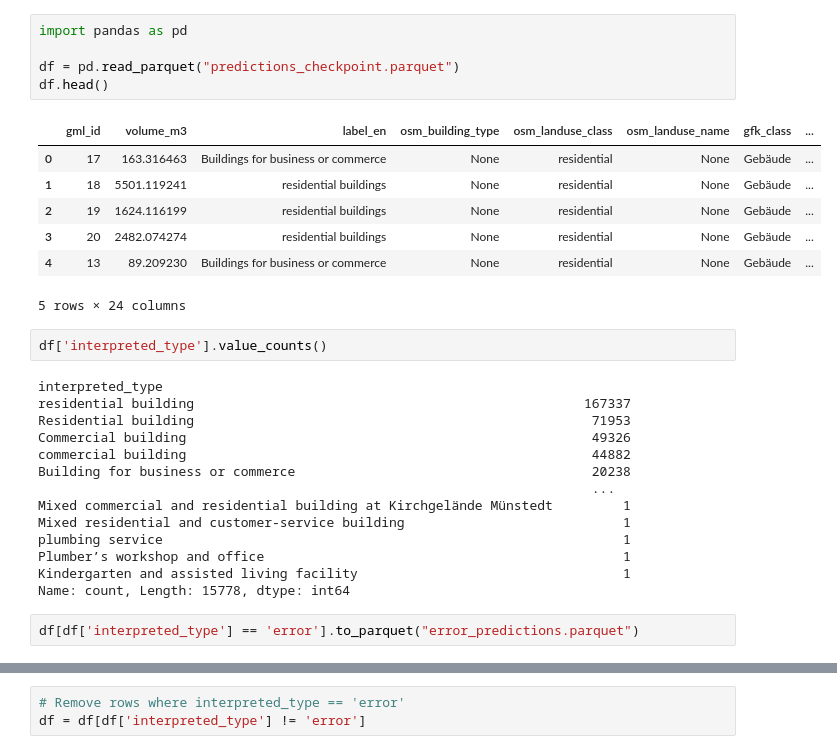
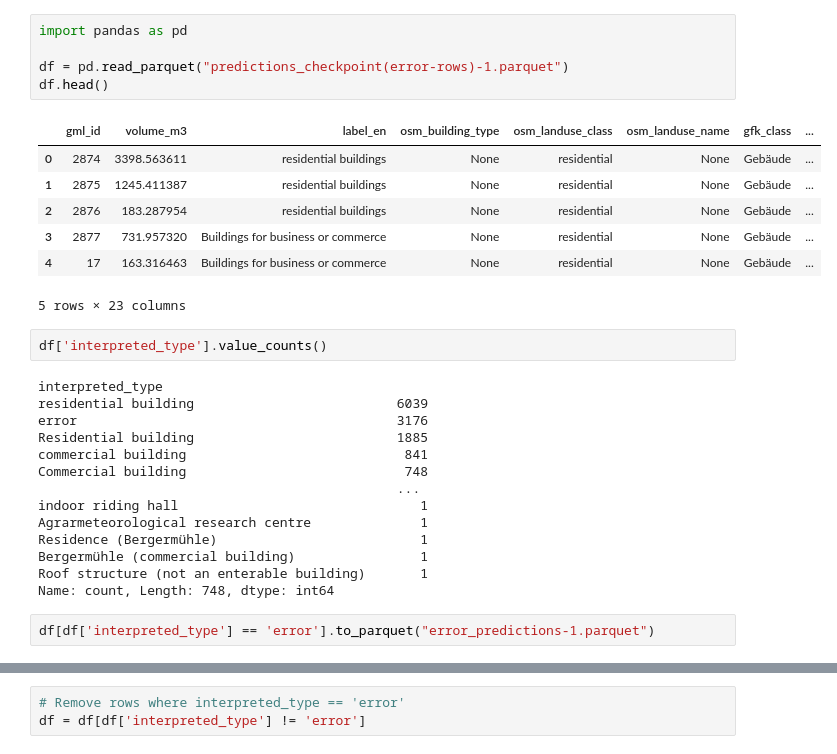
Before and after one commit to TUBS-IVS/Capacity_Calculation-pipeline, a Jupyter notebook: Label-mergining.ipynb, the cells around one changed output, grey strips where cells are left out. Drawn from its saved outputs; the diff is of its cells as text.

```diff
--- a/Label-mergining.ipynb
+++ b/Label-mergining.ipynb
@@ -1,31 +1,31 @@
 # %%
 import pandas as pd
 
-df = pd.read_parquet("predictions_checkpoint.parquet")
+df = pd.read_parquet("predictions_checkpoint(error-rows)-1.parquet")
 df.head()
 # %% [output]
 |  | gml_id | volume_m3 | label_en | osm_building_type | osm_landuse_class | osm_landuse_name | gfk_class | ... |
-| 0 | 17 | 163.316463 | Buildings for business or commerce | None | residential | None | Gebäude | ... |
-| 1 | 18 | 5501.119241 | residential buildings | None | residential | None | Gebäude | ... |
-| 2 | 19 | 1624.116199 | residential buildings | None | residential | None | Gebäude | ... |
-| 3 | 20 | 2482.074274 | residential buildings | None | residential | None | Gebäude | ... |
-| 4 | 13 | 89.209230 | Buildings for business or commerce | None | residential | None | Gebäude | ... |
+| 0 | 2874 | 3398.563611 | residential buildings | None | residential | None | Gebäude | ... |
+| 1 | 2875 | 1245.411387 | residential buildings | None | residential | None | Gebäude | ... |
+| 2 | 2876 | 183.287954 | residential buildings | None | residential | None | Gebäude | ... |
+| 3 | 2877 | 731.957320 | Buildings for business or commerce | None | residential | None | Gebäude | ... |
+| 4 | 17 | 163.316463 | Buildings for business or commerce | None | residential | None | Gebäude | ... |
-5 rows × 24 columns
+5 rows × 23 columns
 # %%
 df['interpreted_type'].value_counts()
 # %% [output]
 interpreted_type
-residential building                                                  167337
-Residential building                                                   71953
-Commercial building                                                    49326
-commercial building                                                    44882
-Building for business or commerce                                      20238
-                                                                       ...
-Mixed commercial and residential building at Kirchgelände Münstedt         1
-Mixed residential and customer-service building                            1
-plumbing service                                                           1
-Plumber’s workshop and office                                              1
-Kindergarten and assisted living facility                                  1
-Name: count, Length: 15778, dtype: int64
+residential building                          6039
+error                                         3176
+Residential building                          1885
+commercial building                            841
+Commercial building                            748
+                                              ...
+indoor riding hall                               1
+Agrarmeteorological research centre              1
+Residence (Bergermühle)                          1
+Bergermühle (commercial building)                1
+Roof structure (not an enterable building)       1
+Name: count, Length: 748, dtype: int64
 # %%
-df[df['interpreted_type'] == 'error'].to_parquet("error_predictions.parquet")
+df[df['interpreted_type'] == 'error'].to_parquet("error_predictions-1.parquet")
```
Also changed, not shown: parts of 8 cells of this notebook, 1 other file.
